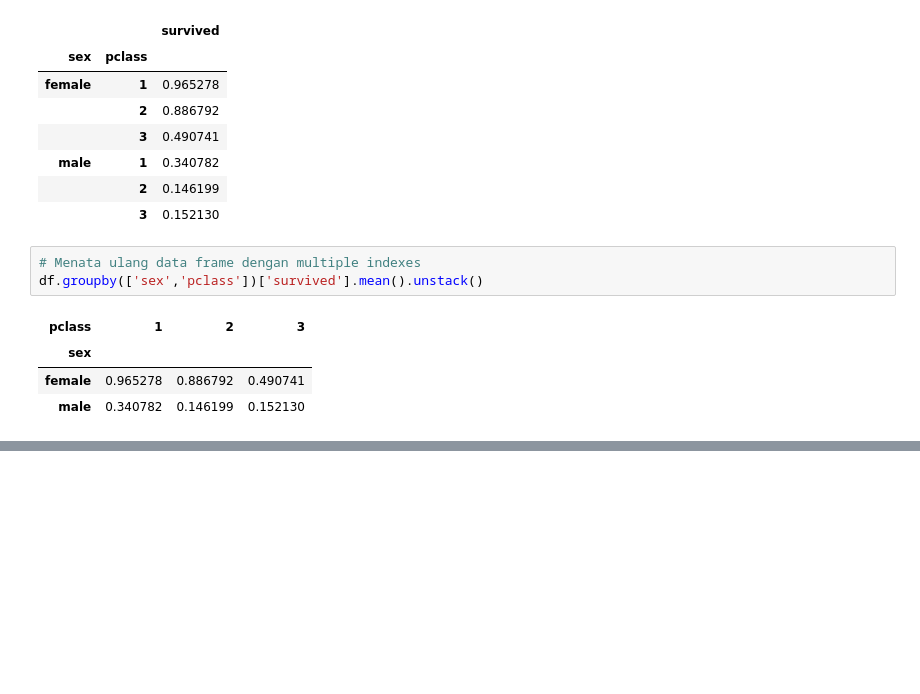
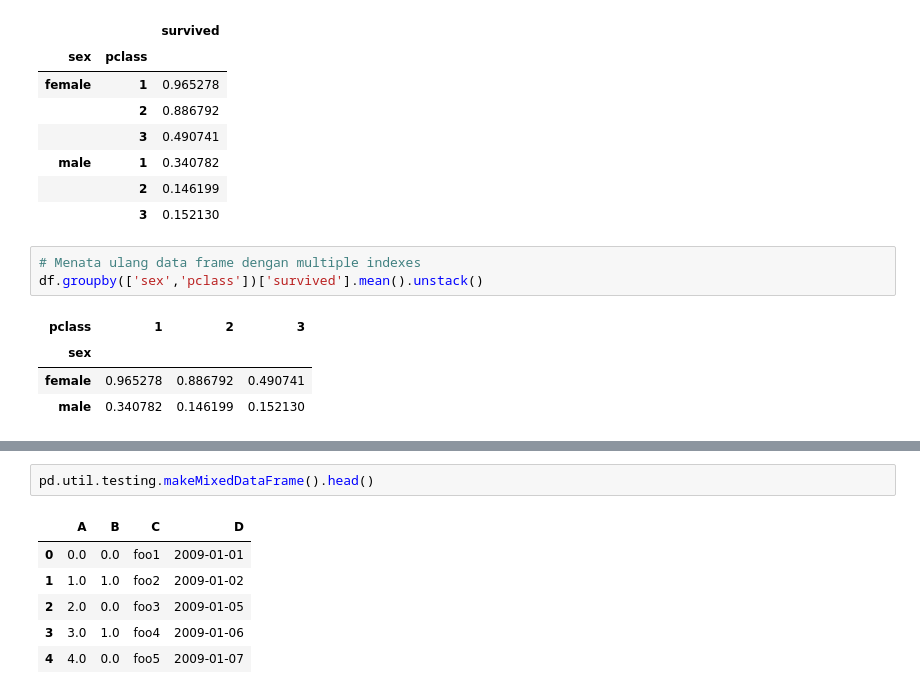
Before and after one commit to yap23/belajar_python, a Jupyter notebook: Belajar Pandas.ipynb, the cells around one changed output, grey strips where cells are left out. Drawn from its saved outputs; the diff is of its cells as text; blank space fills up the shorter version.

```diff
--- a/Belajar Pandas.ipynb
+++ b/Belajar Pandas.ipynb
@@ -794,0 +897,9 @@ df.groupby(['sex','pclass'])['survived'].mean().unstack()
+# %%
+pd.util.testing.makeMixedDataFrame().head()
+# %% [output]
+|  | A | B | C | D |
+| 0 | 0.0 | 0.0 | foo1 | 2009-01-01 |
+| 1 | 1.0 | 1.0 | foo2 | 2009-01-02 |
+| 2 | 2.0 | 0.0 | foo3 | 2009-01-05 |
+| 3 | 3.0 | 1.0 | foo4 | 2009-01-06 |
+| 4 | 4.0 | 0.0 | foo5 | 2009-01-07 |
```
Also changed, not shown: parts of 51 cells of this notebook.
